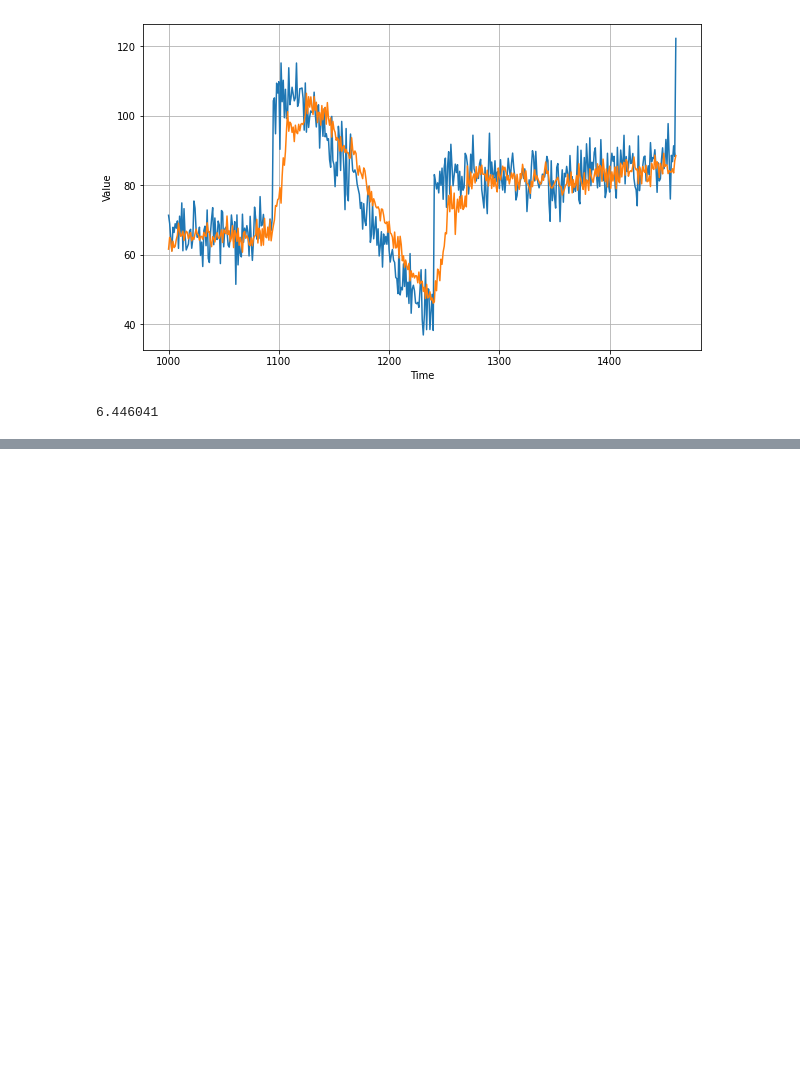
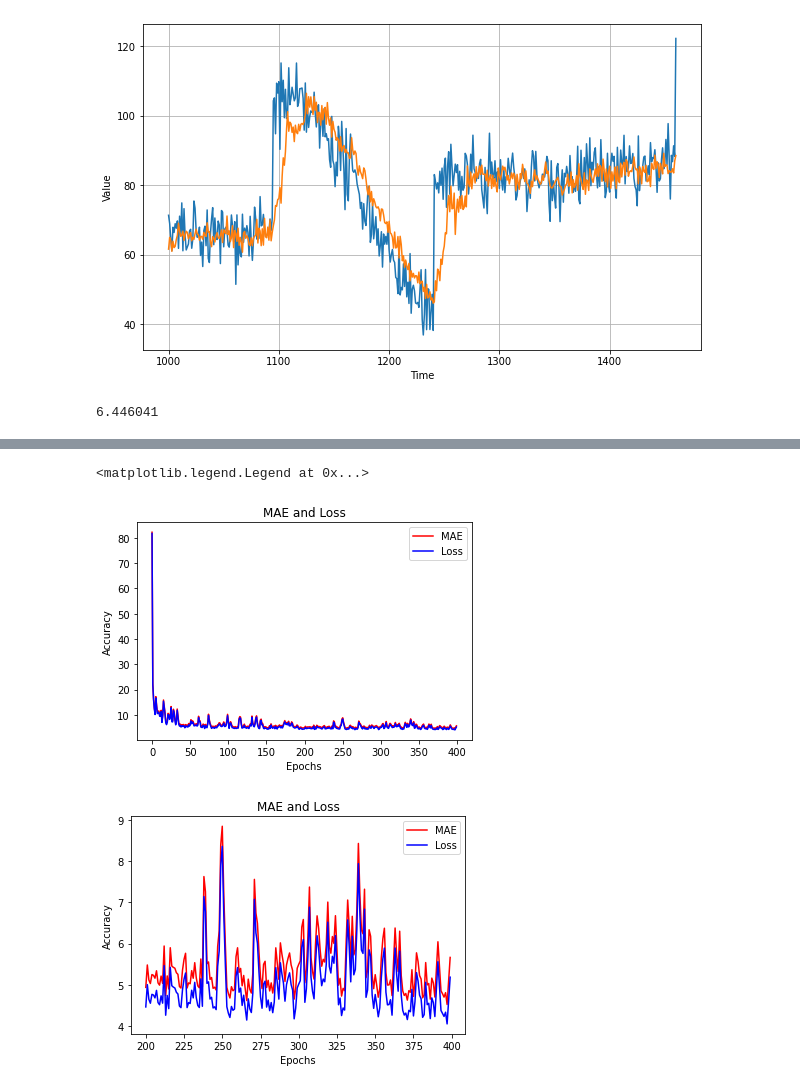
Before and after one commit to johnnfujita/tensorflow_certificate_prep, a Jupyter notebook: dnn_for_timeseries_single_layer_nn.ipynb, the cells around one changed output, grey strips where cells are left out. Saved outputs shown, nothing was run; the diff lists cells and outputs as text; code cells hidden in the pictures; blank space fills up the shorter version.

```diff
--- a/dnn_for_timeseries_single_layer_nn.ipynb
+++ b/dnn_for_timeseries_single_layer_nn.ipynb
@@ -208,0 +314,29 @@ tf.keras.metrics.mean_absolute_error(x_valid, results).numpy()
+# %%
+mae = history.history["mae"]
+loss=history.history["loss"]
+
+epochs=range(len(loss))
+
+plt.plot(epochs, mae, "r")
+plt.plot(epochs,loss, "b")
+plt.title("MAE and Loss")
+plt.xlabel("Epochs")
+plt.ylabel("Accuracy")
+plt.legend(["MAE", "Loss"])
+
+plt.figure()
+
+epochs_zoom = epochs[200:]
+mae_zoom = mae[200:]
+loss_zoom = loss[200:]
+
+plt.plot(epochs_zoom, mae_zoom, "r")
+plt.plot(epochs_zoom, loss_zoom, "b")
+plt.title("MAE and Loss")
+plt.xlabel("Epochs")
+plt.ylabel("Accuracy")
+plt.legend(["MAE", "Loss"])
+# %% [output]
+<matplotlib.legend.Legend at 0x...>
+[figure, added]
+[figure, added]
```
Also changed, not shown: parts of 6 cells of this notebook.
